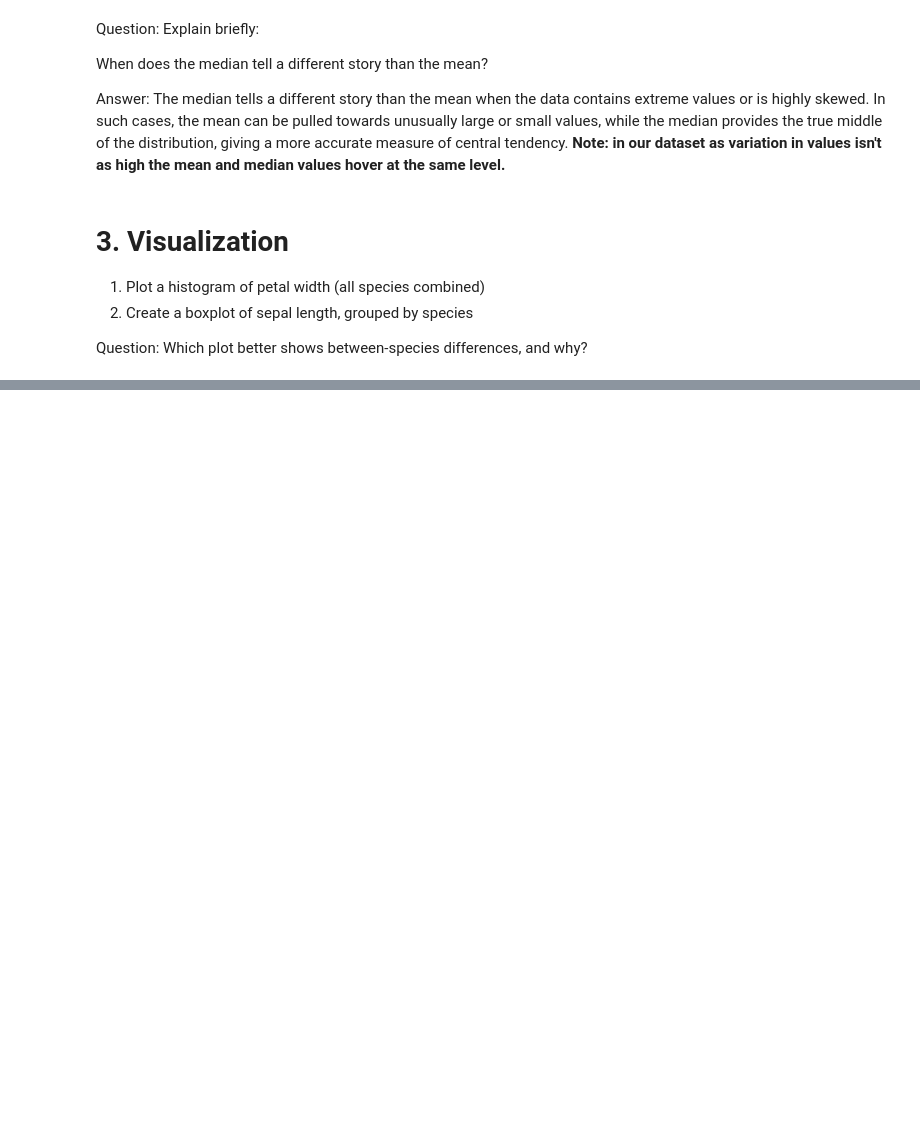
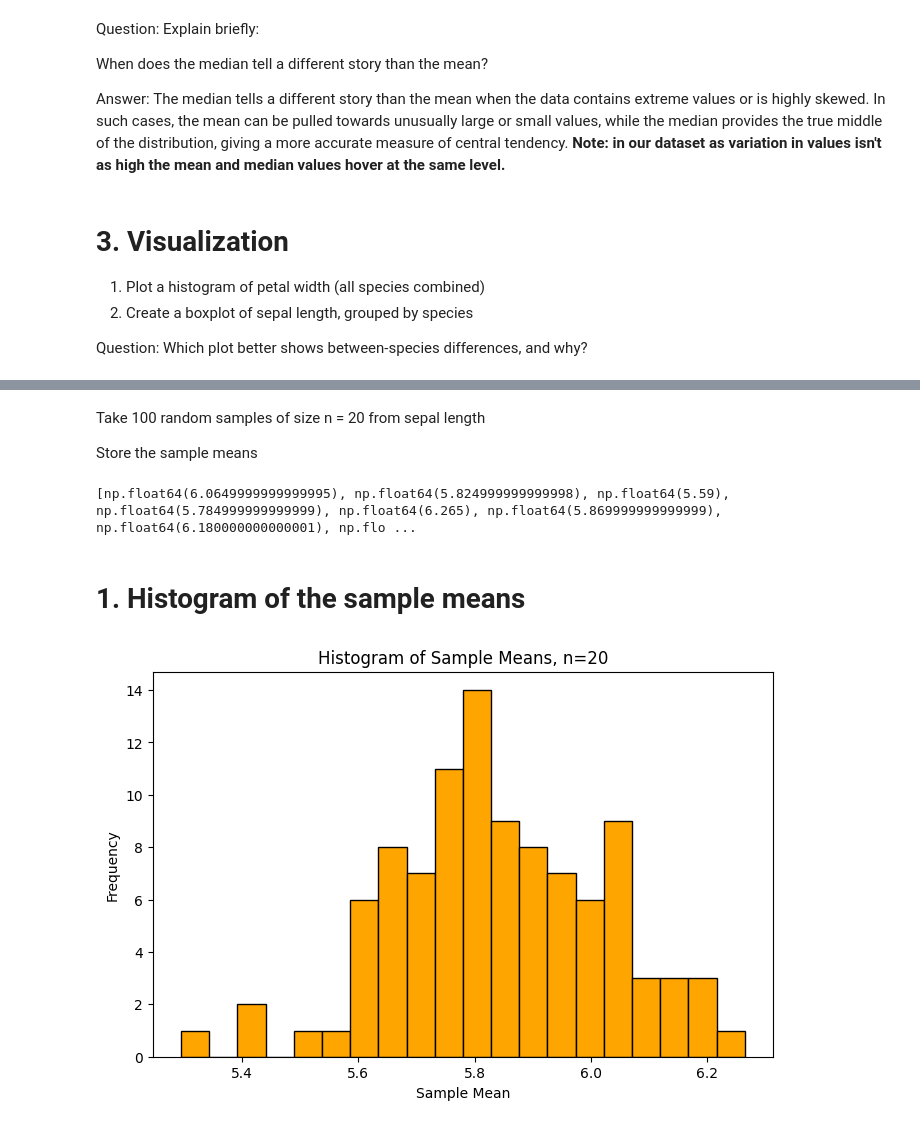
Before and after one commit to Bloodwingv2/Exercise_Week_1, a Jupyter notebook: Exercise_Week_1_Individual.ipynb, the cells around one changed output, grey strips where cells are left out. Saved outputs shown, nothing was run; the diff lists cells and outputs as text; code cells hidden in the pictures; blank space fills up the shorter version.

```diff
--- a/Exercise_Week_1_Individual.ipynb
+++ b/Exercise_Week_1_Individual.ipynb
@@ -145,0 +213,34 @@ Question: Which plot better shows between-species differences, and why?
+# %% [markdown]
+Take 100 random samples of size n = 20 from sepal length
+
+Store the sample means
+# %%
+import numpy as np # as random can be used with numpy only
+
+sepal_length = iris['sepal_length']
+np.random.seed(30)
+sample_means = []
+n = 20
+
+for i in range(100): # loop 100 times for 100 random samples of size 20
+    sample = np.random.choice(sepal_length, n, replace = True) # Randomly choose 20 elements from sepal length defined by seed 30
+    sample_mean = sample.mean()
+    sample_means.append(sample_mean)
+
+print(sample_means)
+# %% [output]
+[np.float64(6.0649999999999995), np.float64(5.824999999999998), np.float64(5.59), np.float64(5.784999999999999), np.float64(6.265), np.float64(5.869999999999999), np.float64(6.180000000000001), np.flo ...
+# %% [markdown]
+
+# 1. Histogram of the sample means
+# %%
+import matplotlib.pyplot as plt1 #Import matplot lib to customize the canvas
+
+plt1.figure(figsize=(8,5)) # Set canvas Width and height to 8 and 5 respectively
+plt1.hist(sample_means, bins=20, color='orange', edgecolor='black')
+plt1.title('Histogram of Sample Means, n=20')
+plt1.xlabel('Sample Mean')
+plt1.ylabel('Frequency')
+plt1.show()
+# %% [output]
+[figure, added]
```
Also changed, not shown: parts of 13 cells of this notebook.
